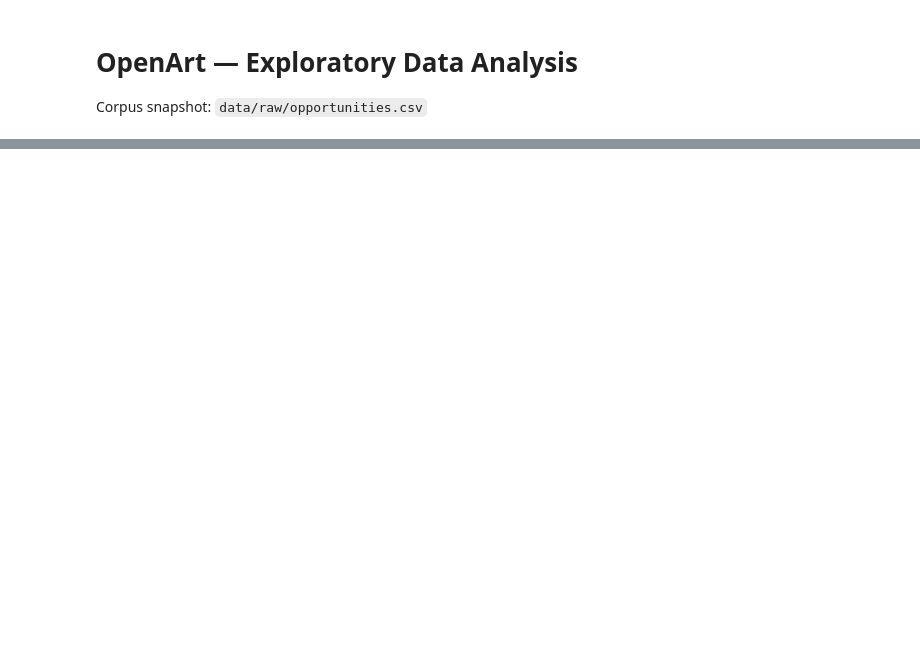
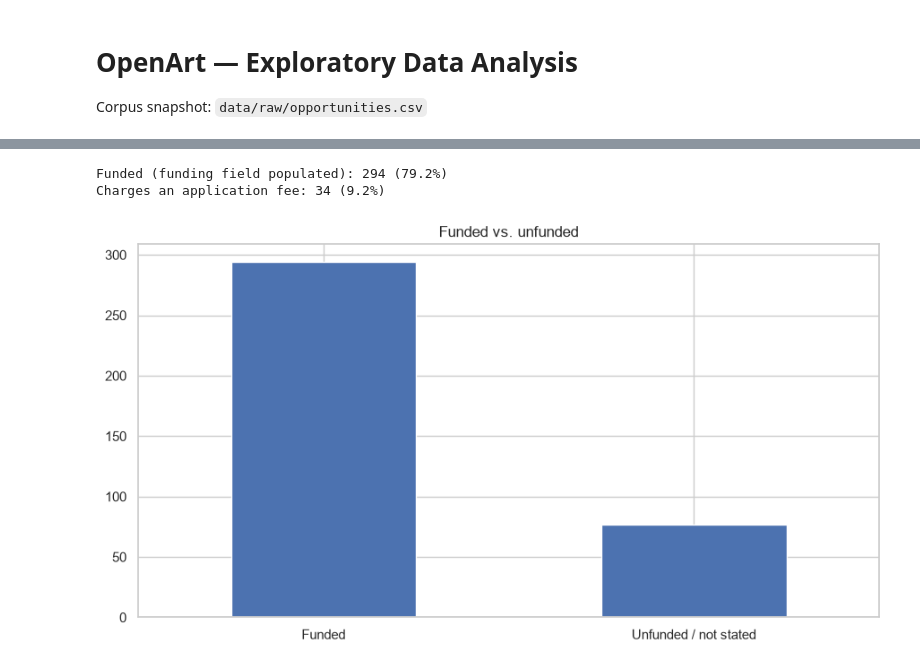
Before and after one commit to Lucaisok/open_art, a Jupyter notebook: notebooks/eda.ipynb, the cells around one changed output, grey strips where cells are left out. Saved outputs shown, nothing was run; the diff lists cells and outputs as text; code cells hidden in the pictures; blank space fills up the shorter version.

```diff
--- a/notebooks/eda.ipynb
+++ b/notebooks/eda.ipynb
@@ -71,0 +146,16 @@ df.head()
+# %%
+has_funding = df["funding"].notna() & (df["funding"].astype(str).str.strip() != "")
+print(f"Funded (funding field populated): {has_funding.sum()} ({has_funding.mean():.1%})")
+
+has_fee = df["application_fee"].notna() & (df["application_fee"].astype(str).str.strip() != "")
+print(f"Charges an application fee: {has_fee.sum()} ({has_fee.mean():.1%})")
+
+pd.Series({"Funded": has_funding.sum(), "Unfunded / not stated": (~has_funding).sum()}).plot(
+    kind="bar", title="Funded vs. unfunded", rot=0
+)
+plt.tight_layout()
+plt.show()
+# %% [output]
+Funded (funding field populated): 294 (79.2%)
+Charges an application fee: 34 (9.2%)
+[figure, added]
```
Also changed, not shown: parts of 11 cells of this notebook, 3 other files.
